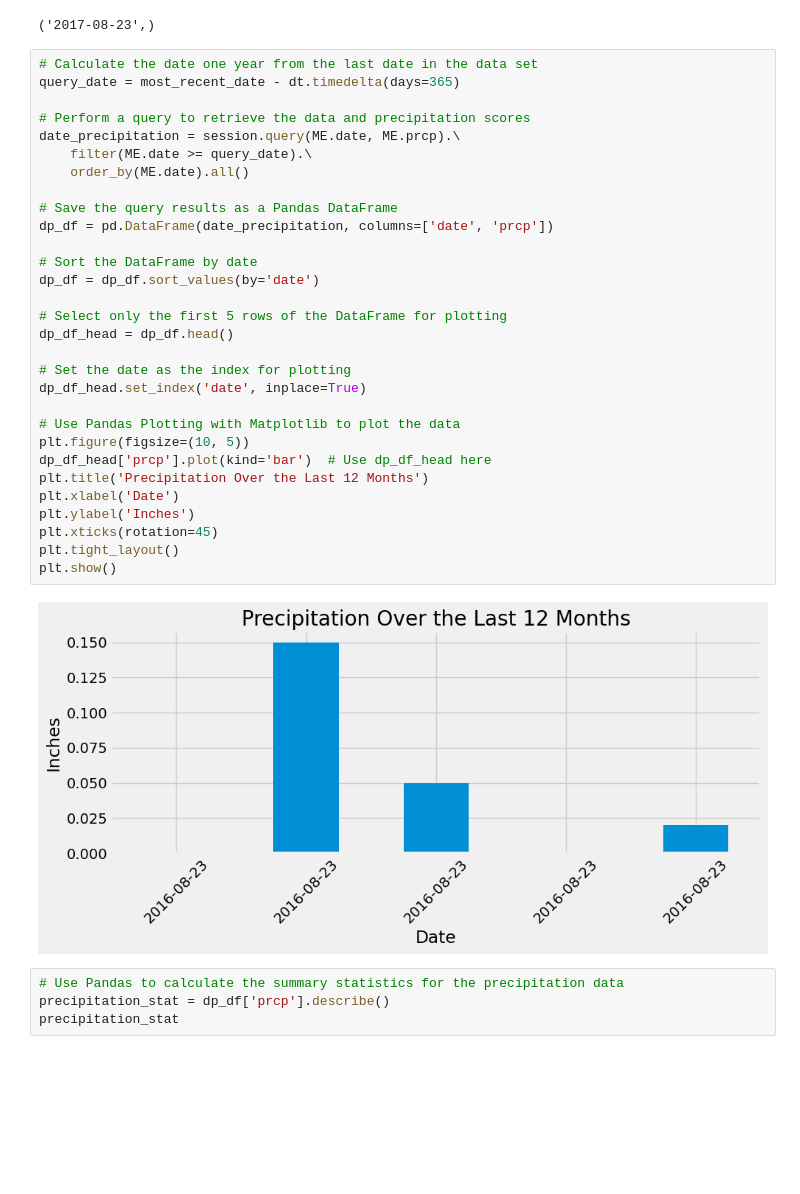
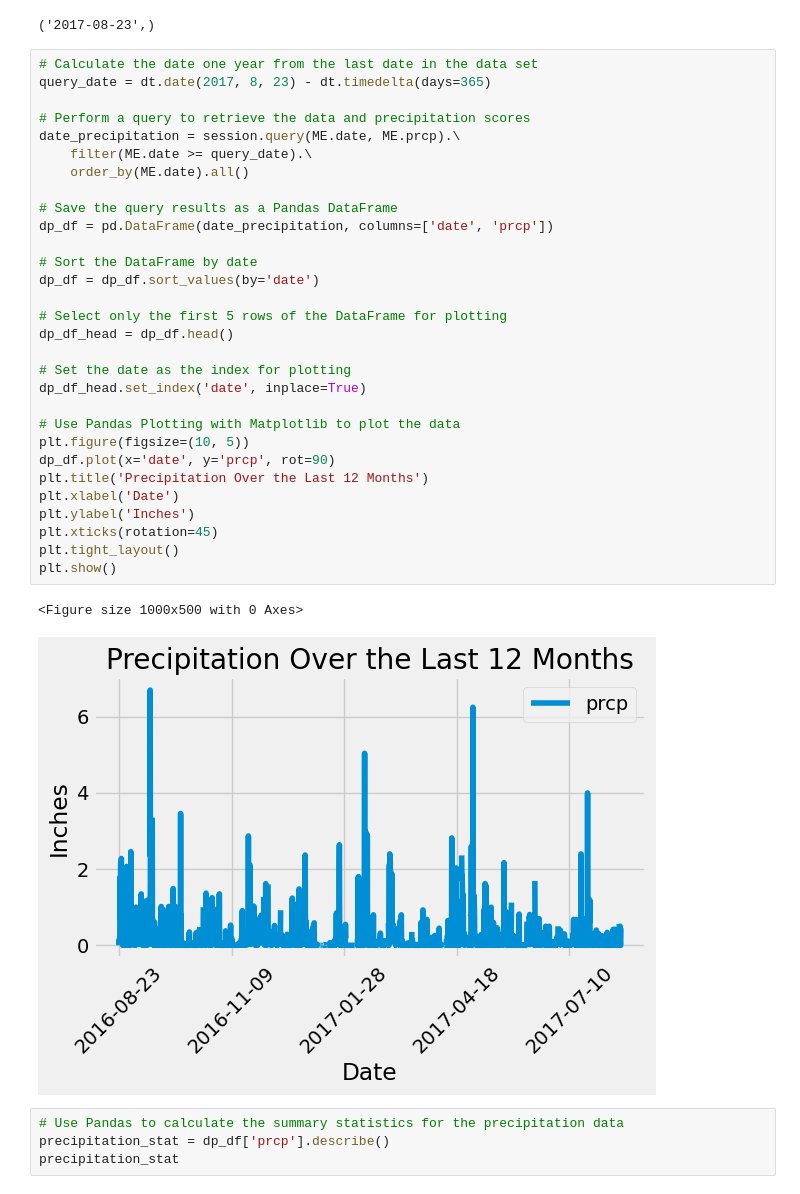
Before and after one commit to jpvicencio/sqlalchemy-challenge, a Jupyter notebook: climate_starter.ipynb, the cells around one changed output. Saved outputs shown, nothing was run; the diff lists cells and outputs as text; blank space fills up the shorter version.

Commit message:
revised the analysis graph code

```diff
--- a/climate_starter.ipynb
+++ b/climate_starter.ipynb
@@ -46,36 +46,37 @@ most_recent_date
 ('2017-08-23',)
 # %%
 # Calculate the date one year from the last date in the data set
-query_date = most_recent_date - dt.timedelta(days=365)
+query_date = dt.date(2017, 8, 23) - dt.timedelta(days=365)
 
 # Perform a query to retrieve the data and precipitation scores
 date_precipitation = session.query(ME.date, ME.prcp).\
     filter(ME.date >= query_date).\
     order_by(ME.date).all()
 
 # Save the query results as a Pandas DataFrame
 dp_df = pd.DataFrame(date_precipitation, columns=['date', 'prcp'])
 
 # Sort the DataFrame by date
 dp_df = dp_df.sort_values(by='date')
 
 # Select only the first 5 rows of the DataFrame for plotting
 dp_df_head = dp_df.head()
 
 # Set the date as the index for plotting
 dp_df_head.set_index('date', inplace=True)
 
 # Use Pandas Plotting with Matplotlib to plot the data
 plt.figure(figsize=(10, 5))
-dp_df_head['prcp'].plot(kind='bar')  # Use dp_df_head here
+dp_df.plot(x='date', y='prcp', rot=90)
 plt.title('Precipitation Over the Last 12 Months')
 plt.xlabel('Date')
 plt.ylabel('Inches')
 plt.xticks(rotation=45)
 plt.tight_layout()
 plt.show()
 # %% [output]
+<Figure size 1000x500 with 0 Axes>
-[figure, old version]
+[figure, new version]
 # %%
 # Use Pandas to calculate the summary statistics for the precipitation data
 precipitation_stat = dp_df['prcp'].describe()
```
Also changed, not shown: parts of 1 cell of this notebook.
